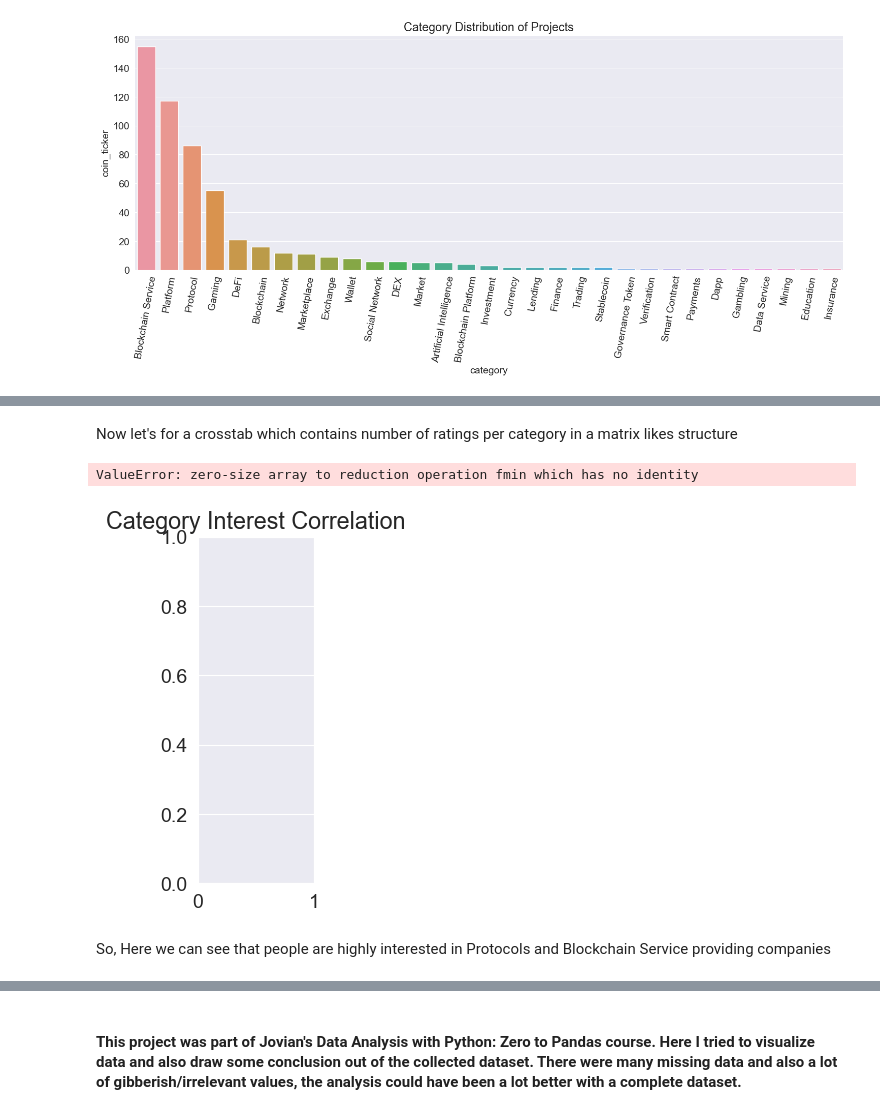
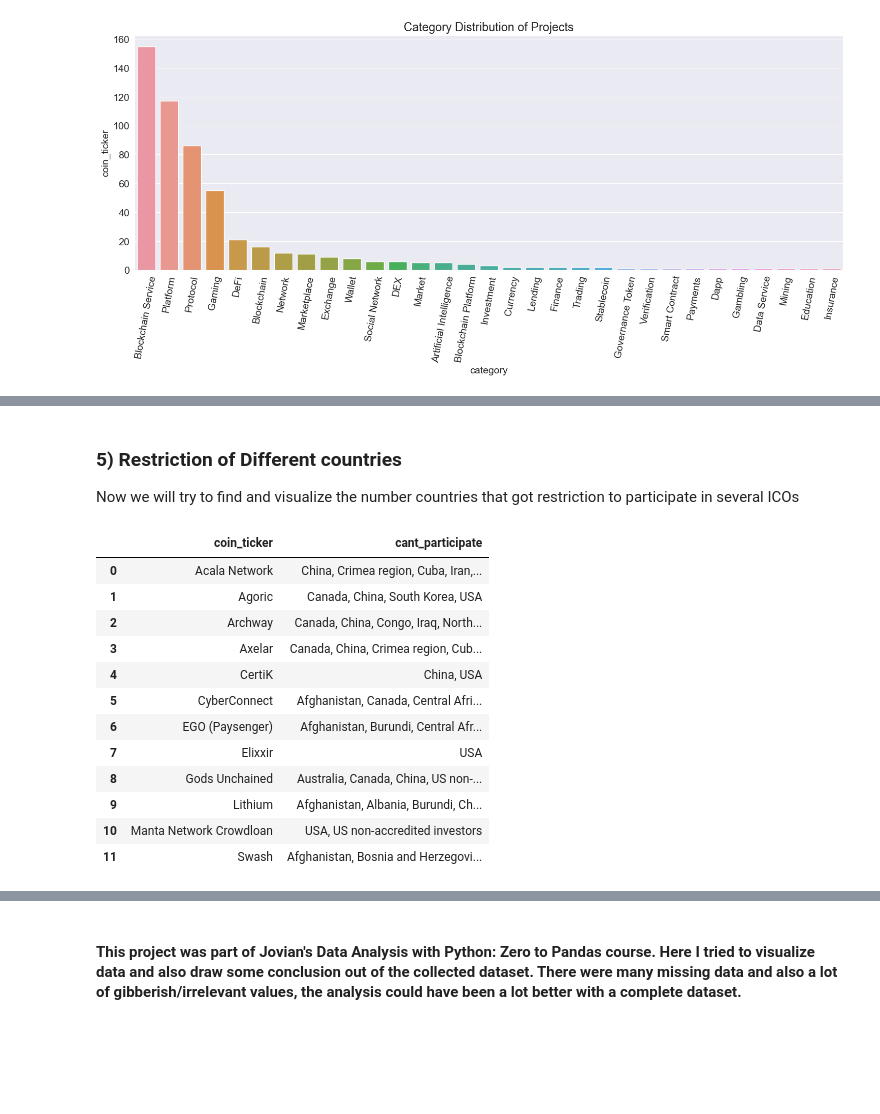
Before and after one commit to MaksudMalik/Analysis-of-ICO-of-Cryptocurrencies, a Jupyter notebook: Analysis.ipynb, the cells around one changed output, grey strips where cells are left out. Cells and saved outputs as stored; diff of their text form; code cells hidden in the pictures; blank space fills up the shorter version.

```diff
--- a/Analysis.ipynb
+++ b/Analysis.ipynb
@@ -237,2 +215,0 @@ corr_df['interest']=corr_df['interest'].apply(clean)
-# %% [markdown]
-Now let's for a crosstab which contains number of ratings per category in a matrix likes structure
@@ -242,9 +216,21 @@ cross_tab=cross_tab.reindex(columns=['Medium ', 'High ', 'Very High '])
-# %%
-plt.figure(figsize=(1.5,4.5))
-plt.title('Category Interest Correlation')
-sns.heatmap(cross_tab, annot=False, cmap='Reds');
-# %% [output]
-ValueError: zero-size array to reduction operation fmin which has no identity
-[figure, removed]
-# %% [markdown]
-So, Here we can see that people are highly interested in Protocols and Blockchain Service providing companies
+# %% [markdown]
+### 5) Restriction of Different countries
+Now we will try to find and visualize the number countries that got restriction to participate in several ICOs
+# %%
+country_status=ico_raw_data.groupby('coin_ticker')['cant_participate'].first().reset_index()
+restricted_country=country_status[~country_status.cant_participate.isna()].reset_index(drop=True)
+restricted_country
+# %% [output]
+|  | coin_ticker | cant_participate |
+| 0 | Acala Network | China, Crimea region, Cuba, Iran,... |
+| 1 | Agoric | Canada, China, South Korea, USA |
+| 2 | Archway | Canada, China, Congo, Iraq, North... |
+| 3 | Axelar | Canada, China, Crimea region, Cub... |
+| 4 | CertiK | China, USA |
+| 5 | CyberConnect | Afghanistan, Canada, Central Afri... |
+| 6 | EGO (Paysenger) | Afghanistan, Burundi, Central Afr... |
+| 7 | Elixxir | USA |
+| 8 | Gods Unchained | Australia, Canada, China, US non-... |
+| 9 | Lithium | Afghanistan, Albania, Burundi, Ch... |
+| 10 | Manta Network Crowdloan | USA, US non-accredited investors |
+| 11 | Swash | Afghanistan, Bosnia and Herzegovi... |
```
Also changed, not shown: parts of 10 cells of this notebook.
